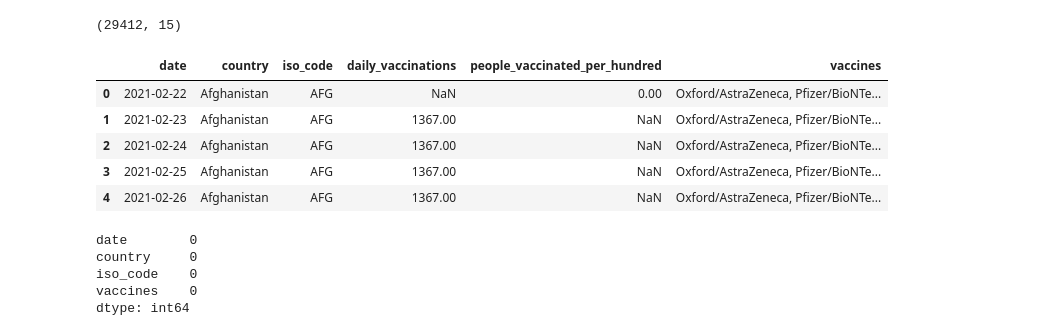
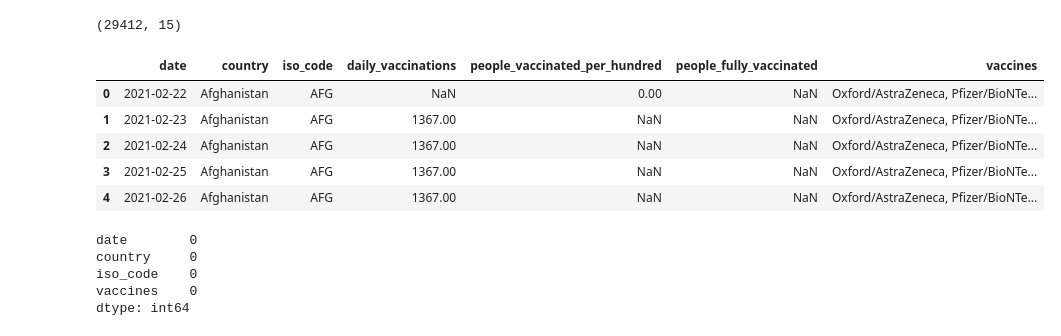
Before and after one commit to thomashuang02/iX-covid-19-project, a Jupyter notebook: Covid-19 Vaccinations Analysis.ipynb, the cells around one changed output. Cells and saved outputs as stored; diff of their text form; code cells hidden in the pictures.

Commit message:
brought back people_fully_vaccinated, added code for rudimentary projections

```diff
--- a/Covid-19 Vaccinations Analysis.ipynb
+++ b/Covid-19 Vaccinations Analysis.ipynb
@@ -36,20 +36,21 @@ vaccinations.shape
 # %%
 #keeping useful columns and eliminating the rest
 vaccinations = vaccinations[['date',
                              'country',
                              'iso_code',
                              'daily_vaccinations',
                              'people_vaccinated_per_hundred',
+                             'people_fully_vaccinated',
                              'vaccines',
                             ]]
 vaccinations.head()
 # %% [output]
-|  | date | country | iso_code | daily_vaccinations | people_vaccinated_per_hundred | vaccines |
-| 0 | 2021-02-22 | Afghanistan | AFG | NaN | 0.00 | Oxford/AstraZeneca, Pfizer/BioNTe... |
-| 1 | 2021-02-23 | Afghanistan | AFG | 1367.00 | NaN | Oxford/AstraZeneca, Pfizer/BioNTe... |
-| 2 | 2021-02-24 | Afghanistan | AFG | 1367.00 | NaN | Oxford/AstraZeneca, Pfizer/BioNTe... |
-| 3 | 2021-02-25 | Afghanistan | AFG | 1367.00 | NaN | Oxford/AstraZeneca, Pfizer/BioNTe... |
-| 4 | 2021-02-26 | Afghanistan | AFG | 1367.00 | NaN | Oxford/AstraZeneca, Pfizer/BioNTe... |
+|  | date | country | iso_code | daily_vaccinations | people_vaccinated_per_hundred | people_fully_vaccinated | vaccines |
+| 0 | 2021-02-22 | Afghanistan | AFG | NaN | 0.00 | NaN | Oxford/AstraZeneca, Pfizer/BioNTe... |
+| 1 | 2021-02-23 | Afghanistan | AFG | 1367.00 | NaN | NaN | Oxford/AstraZeneca, Pfizer/BioNTe... |
+| 2 | 2021-02-24 | Afghanistan | AFG | 1367.00 | NaN | NaN | Oxford/AstraZeneca, Pfizer/BioNTe... |
+| 3 | 2021-02-25 | Afghanistan | AFG | 1367.00 | NaN | NaN | Oxford/AstraZeneca, Pfizer/BioNTe... |
+| 4 | 2021-02-26 | Afghanistan | AFG | 1367.00 | NaN | NaN | Oxford/AstraZeneca, Pfizer/BioNTe... |
 # %%
 #checking for categorical NaN's
 vaccinations.select_dtypes(include=['object']).isnull().sum()
```
Also changed, not shown: parts of 13 cells of this notebook, 2 other files.
